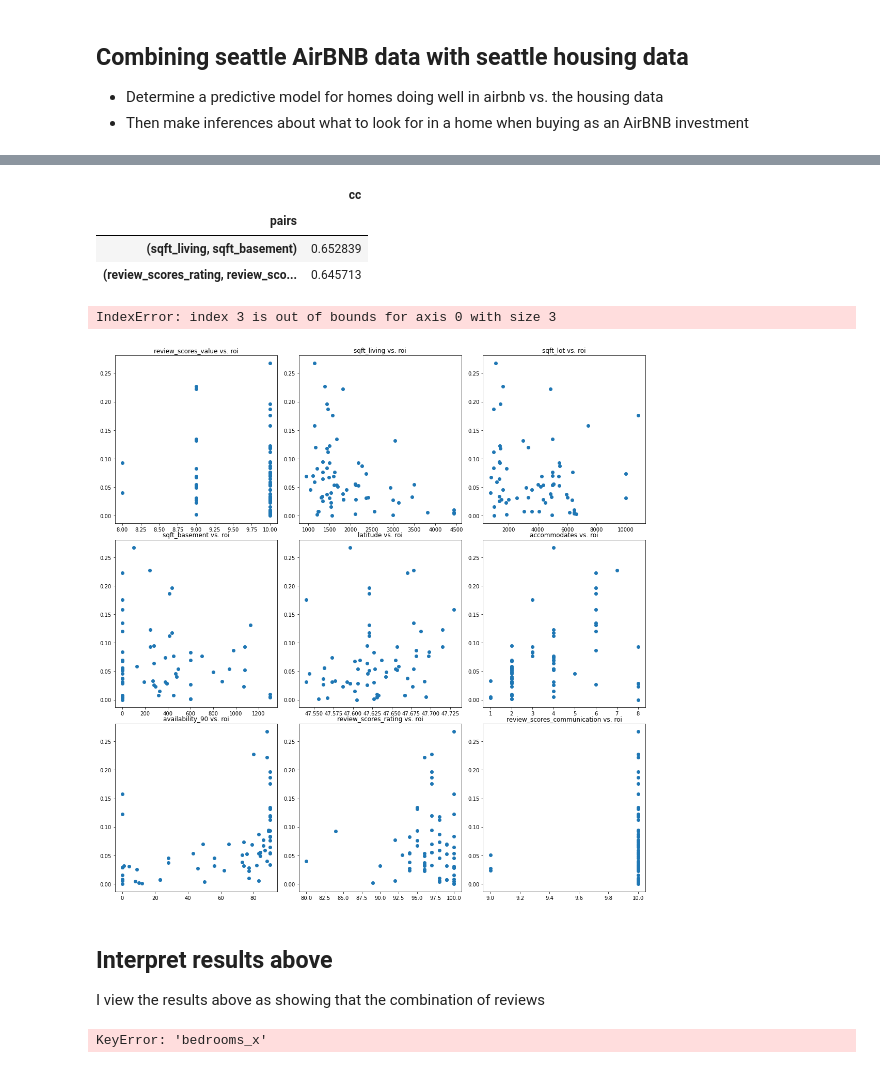
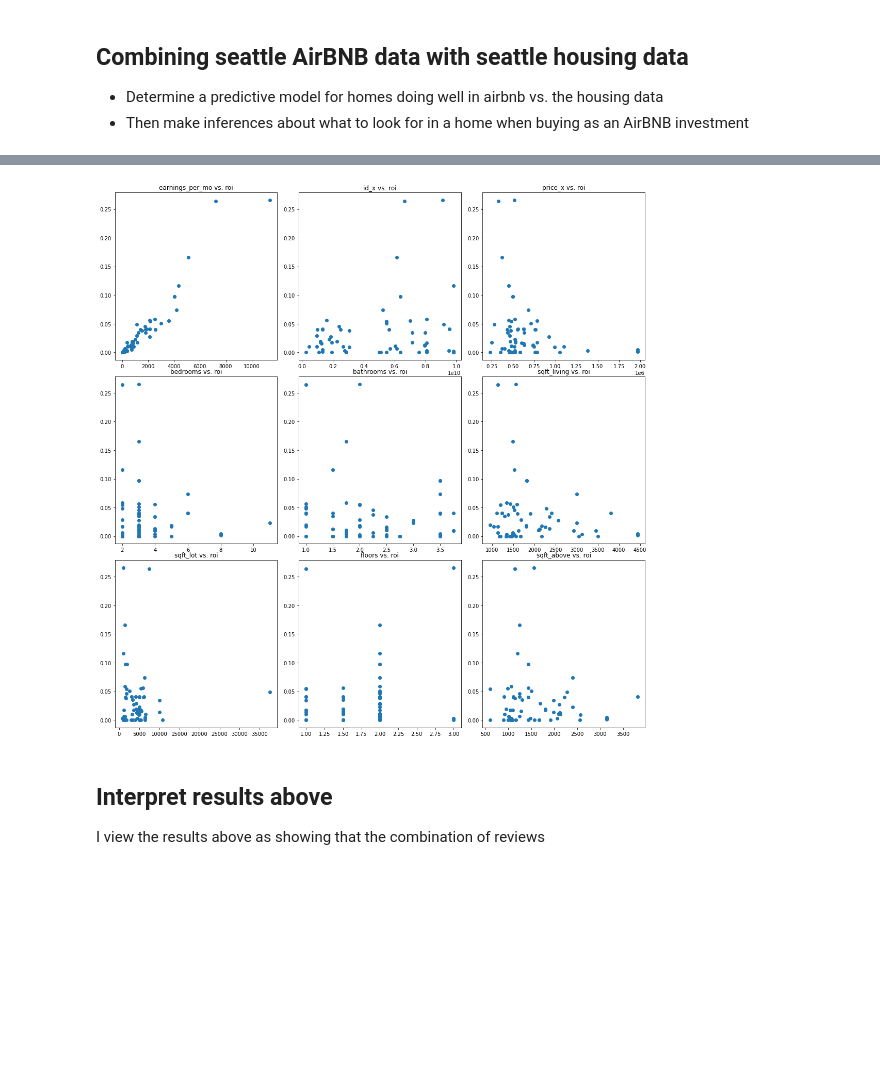
Before and after one commit to DanlBradley/AirBNB-Profit-Predictor, a Jupyter notebook: student.ipynb, the cells around one changed output, grey strips where cells are left out. Saved outputs shown, nothing was run; the diff lists cells and outputs as text; code cells hidden in the pictures; blank space fills up the shorter version.

```diff
--- a/student.ipynb
+++ b/student.ipynb
@@ -141,6 +131,5 @@ print(list(merged.columns))
 # %%
+#Look at numerical columns
 merged_numerics = merged.select_dtypes(include = np.number, exclude = object)
-merged_numerics = merged_numerics.drop(columns = ['square_feet','license'])
 merged_numerics = merged_numerics.dropna()
-merged_numerics.shape
 # %% [output]
@@ -147,0 +137,16 @@ merged_numerics.shape
+# %%
+#Parameterized cell to let you scatter two variables from merged_numerics
+
+#roi is a feature that lets you measure the performance of an airbnb listing. A common benchmark is 5% ROI.
+merged_numerics['roi'] = (merged_numerics['earnings_per_mo'] * 12) / merged_numerics['price_x']
+#merged_numerics = merged_numerics.drop(columns = 'avg_earnings')
+fig, ax = plt.subplots()
+x = merged_numerics['price_x']
+y = merged_numerics['roi']
+m,b = np.polyfit(x = x, y = y, deg = 1)
+plt.scatter(x,y)
+plt.xlabel(x.name)
+plt.ylabel(y.name)
+plt.title('home {} vs. ROI year/year'.format(x.name))
+plt.plot(x,x*m+b, c= 'r')
+plt.axhline(.05, c = 'black');
@@ -155,14 +165,0 @@ merged_numerics.shape
-# %%
-#Parameterized cell to let you scatter two variables from merged_numerics
-merged_numerics['roi'] = (merged_numerics['avg_earnings'] * 365) / merged_numerics['price']
-merged_numerics = merged_numerics.drop(columns = 'avg_earnings')
-fig, ax = plt.subplots()
-x = merged_numerics['price']
-y = merged_numerics['roi']
-m,b = np.polyfit(x = x, y = y, deg = 1)
-plt.scatter(x,y)
-plt.xlabel(x.name)
-plt.ylabel(y.name)
-plt.title('home {} vs. ROI year/year'.format(x.name))
-plt.plot(x,x*m+b, c= 'r')
-plt.axhline(.05, c = 'black');
@@ -223,6 +165,0 @@ strong multicollinearity or other numerical problems.
-# %%
-merged_numerics = merged_numerics.drop(columns = drop_list)
-y = merged_numerics[bnb_metric]
-x = sm.add_constant(merged_numerics.drop(columns=[bnb_metric]))
-model = sm.OLS(y,x).fit()
-model.summary()
@@ -289,8 +165,0 @@ def generate_collinearity_pairs(x):
-# %%
-df = generate_collinearity_pairs(merged_numerics)
-df[(df.cc>.5) & (df.cc <1)]
-# %% [output]
-|  | cc |
-| pairs |  |
-| (sqft_living, sqft_basement) | 0.652839 |
-| (review_scores_rating, review_sco... | 0.645713 |
@@ -303,26 +166,20 @@ cleaned_bnb_and_housing_data = cleaned_bnb_and_housing_data.loc[cleaned_bnb_and_
 # %%
 fig, axs = plt.subplots(3,3)
 bnb_metric = 'roi'
 fig.set_figheight(15)
 fig.set_figwidth(15)
 plt.tight_layout()
-independants = cleaned_bnb_and_housing_data.drop(columns=bnb_metric)
-dependant = cleaned_bnb_and_housing_data[bnb_metric]
+independants = merged_numerics.drop(columns=bnb_metric)
+dependant = merged_numerics[bnb_metric]
 column_num = 0
 
-for i in range(5):
+for i in range(3):
     for j in range(3):
         axs[i,j].scatter(independants.iloc[:,(column_num-1)],dependant)
         axs[i,j].set_title('{} vs. {}'.format(independants.columns[column_num-1], bnb_metric))
         column_num += 1
 # %% [output]
-IndexError: index 3 is out of bounds for axis 0 with size 3
-[figure, old version]
+[figure, new version]
 # %% [markdown]
 ## Interpret results above
 I view the results above as showing that the combination of reviews
-# %%
-#This cell is just to take a look at some of the categorical columns vs. sales
-merged.groupby('bedrooms_x')[target_metric].mean().sort_values().plot.barh();
-# %% [output]
-KeyError: 'bedrooms_x'
```
Also changed, not shown: parts of 21 cells of this notebook, 4 other files.
